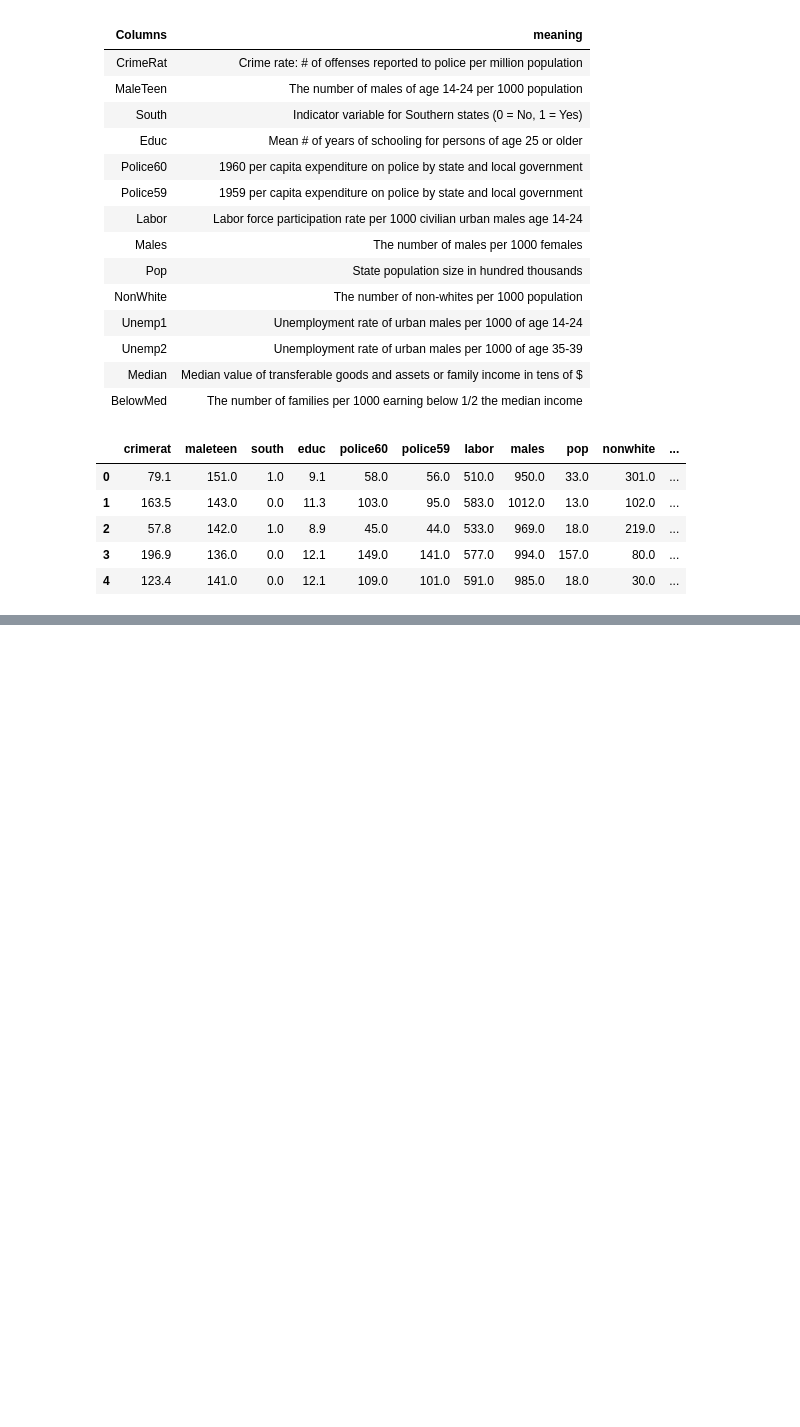
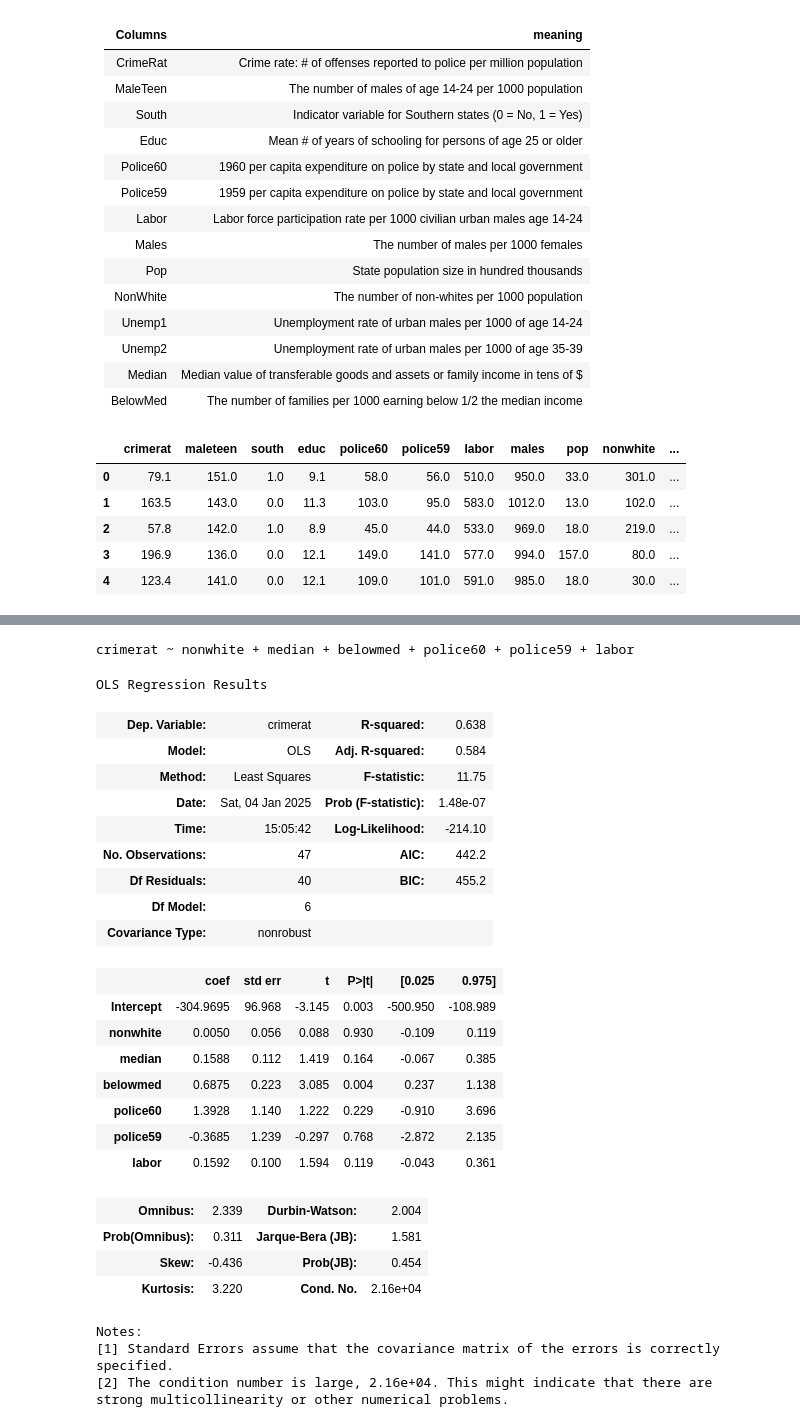
Before and after one commit to noiseOnTheNet/python-post023_jupyter_analitics, a Jupyter notebook: doc/Part_5.ipynb, the cells around one changed output, grey strips where cells are left out. Cells and saved outputs as stored; diff of their text form; code cells hidden in the pictures; blank space fills up the shorter version.

Commit message:
added multi-input analysis

```diff
--- a/doc/Part_5.ipynb
+++ b/doc/Part_5.ipynb
@@ -253,0 +299,34 @@ crime.head()
+# %%
+formula = "crimerat ~ "+ (" + ".join(relevant(headers, result, 0)[:6]))
+print(formula)
+model = smf.ols(formula,crime)
+regression = model.fit()
+regression.summary()
+# %% [output]
+crimerat ~ nonwhite + median + belowmed + police60 + police59 + labor
+OLS Regression Results
+| Dep. Variable: | crimerat | R-squared: | 0.638 |
+| Model: | OLS | Adj. R-squared: | 0.584 |
+| Method: | Least Squares | F-statistic: | 11.75 |
+| Date: | Sat, 04 Jan 2025 | Prob (F-statistic): | 1.48e-07 |
+| Time: | 15:05:42 | Log-Likelihood: | -214.10 |
+| No. Observations: | 47 | AIC: | 442.2 |
+| Df Residuals: | 40 | BIC: | 455.2 |
+| Df Model: | 6 |  |  |
+| Covariance Type: | nonrobust |  |  |
+|  | coef | std err | t | P>|t| | [0.025 | 0.975] |
+| Intercept | -304.9695 | 96.968 | -3.145 | 0.003 | -500.950 | -108.989 |
+| nonwhite | 0.0050 | 0.056 | 0.088 | 0.930 | -0.109 | 0.119 |
+| median | 0.1588 | 0.112 | 1.419 | 0.164 | -0.067 | 0.385 |
+| belowmed | 0.6875 | 0.223 | 3.085 | 0.004 | 0.237 | 1.138 |
+| police60 | 1.3928 | 1.140 | 1.222 | 0.229 | -0.910 | 3.696 |
+| police59 | -0.3685 | 1.239 | -0.297 | 0.768 | -2.872 | 2.135 |
+| labor | 0.1592 | 0.100 | 1.594 | 0.119 | -0.043 | 0.361 |
+| Omnibus: | 2.339 | Durbin-Watson: | 2.004 |
+| Prob(Omnibus): | 0.311 | Jarque-Bera (JB): | 1.581 |
+| Skew: | -0.436 | Prob(JB): | 0.454 |
+| Kurtosis: | 3.220 | Cond. No. | 2.16e+04 |
+Notes:
+[1] Standard Errors assume that the covariance matrix of the errors is correctly specified.
+[2] The condition number is large, 2.16e+04. This might indicate that there are
+strong multicollinearity or other numerical problems.
```
Also changed, not shown: parts of 11 cells of this notebook.
